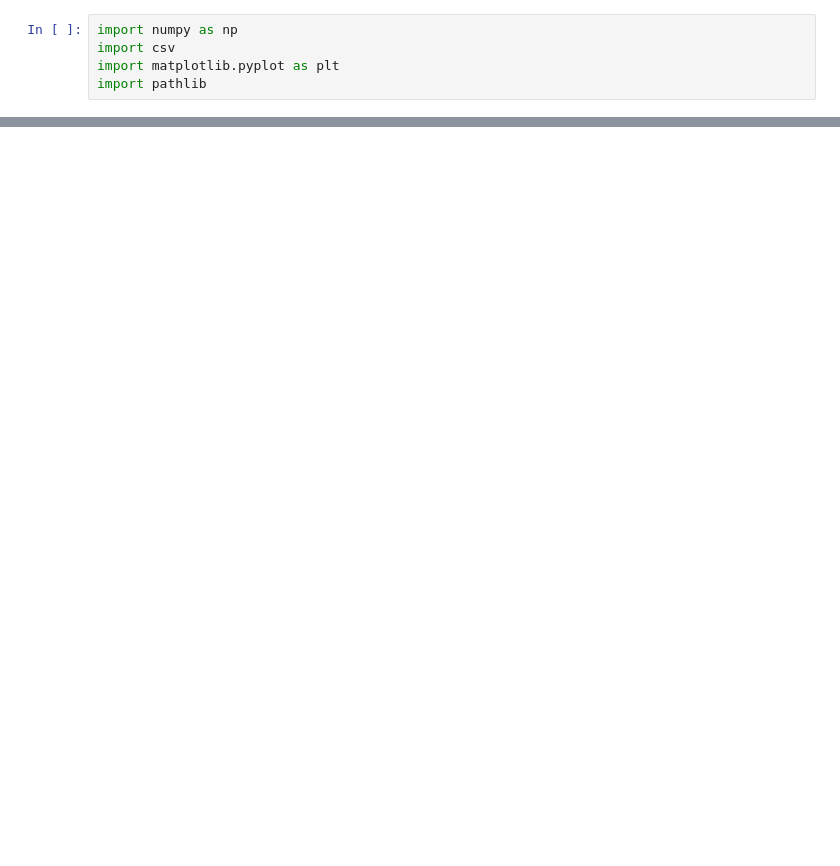
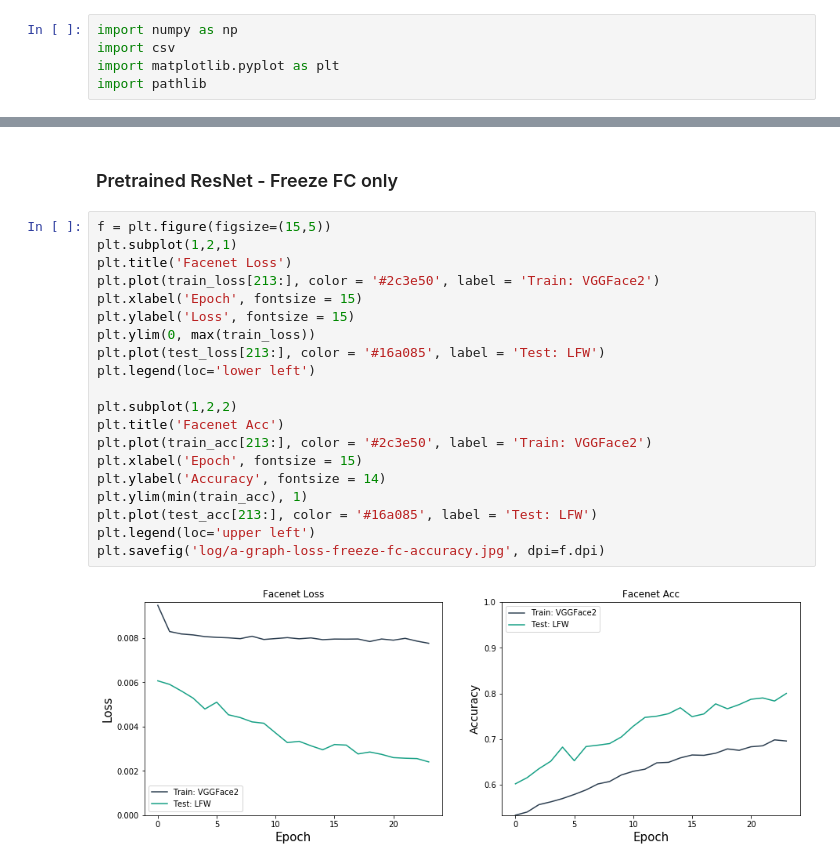
Before and after one commit to tbmoon/facenet, a Jupyter notebook: plotter.ipynb, the cells around one changed output, grey strips where cells are left out. Cells and saved outputs as stored; diff of their text form; blank space fills up the shorter version.

```diff
--- a/plotter.ipynb
+++ b/plotter.ipynb
@@ -47,0 +51,24 @@ plt.savefig('log/a-graph-loss-fc-only-accuracy.jpg', dpi=f.dpi)
+# %% [markdown]
+### Pretrained ResNet - Freeze FC only
+# %%
+f = plt.figure(figsize=(15,5))
+plt.subplot(1,2,1)
+plt.title('Facenet Loss')
+plt.plot(train_loss[213:], color = '#2c3e50', label = 'Train: VGGFace2')
+plt.xlabel('Epoch', fontsize = 15)
+plt.ylabel('Loss', fontsize = 15)
+plt.ylim(0, max(train_loss))
+plt.plot(test_loss[213:], color = '#16a085', label = 'Test: LFW')
+plt.legend(loc='lower left')
+
+plt.subplot(1,2,2)
+plt.title('Facenet Acc')
+plt.plot(train_acc[213:], color = '#2c3e50', label = 'Train: VGGFace2')
+plt.xlabel('Epoch', fontsize = 15)
+plt.ylabel('Accuracy', fontsize = 14)
+plt.ylim(min(train_acc), 1)
+plt.plot(test_acc[213:], color = '#16a085', label = 'Test: LFW')
+plt.legend(loc='upper left')
+plt.savefig('log/a-graph-loss-freeze-fc-accuracy.jpg', dpi=f.dpi)
+# %% [output]
+[figure, added]
```
Also changed, not shown: parts of 3 cells of this notebook, 2 other files.
